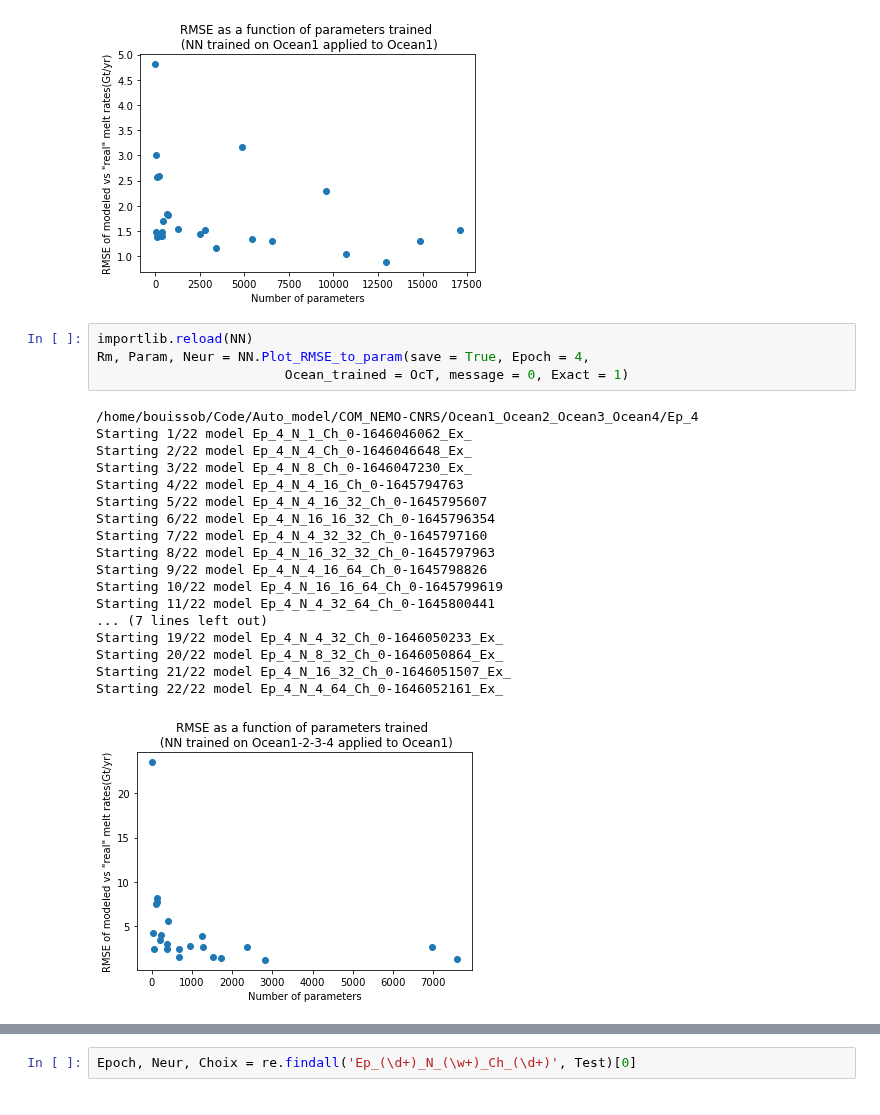
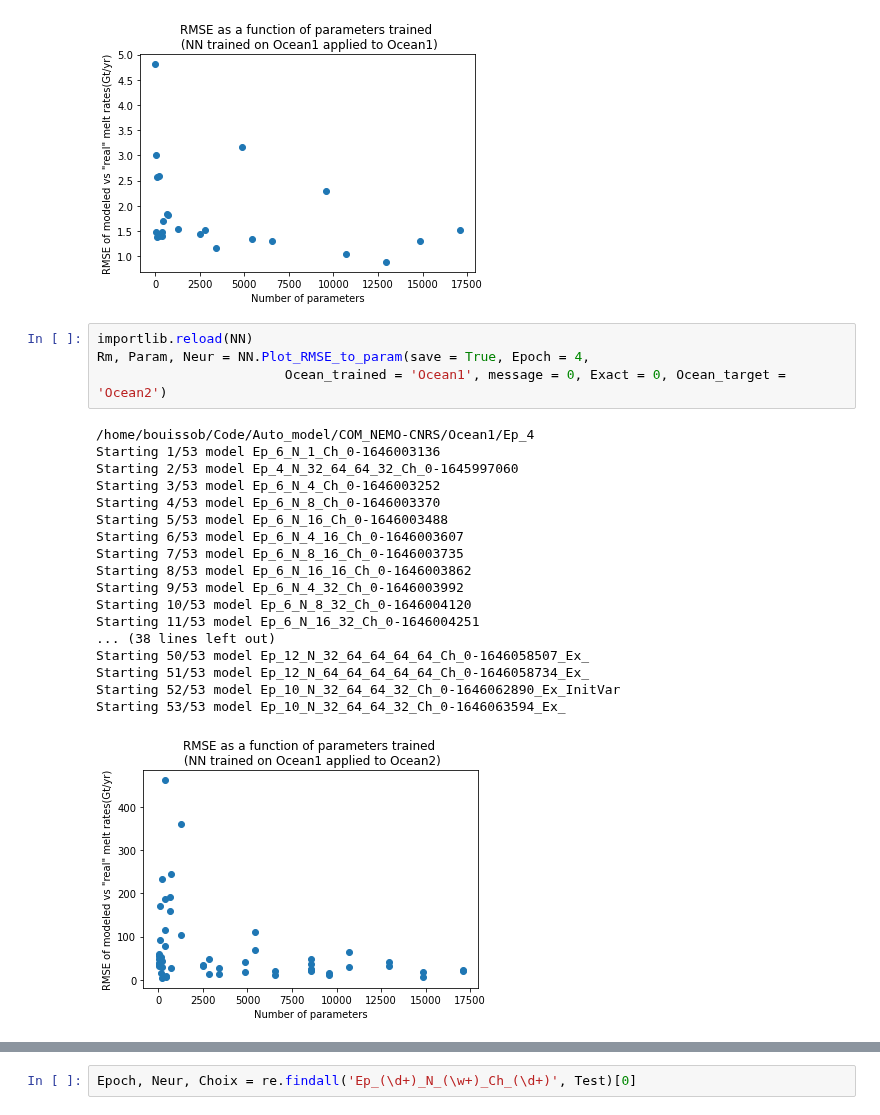
Before and after one commit to BenBouiss/NN_intern_2022, a Jupyter notebook: Class_NN_test.ipynb, the cells around one changed output, grey strips where cells are left out. Saved outputs shown, nothing was run; the diff lists cells and outputs as text.

```diff
--- a/Class_NN_test.ipynb
+++ b/Class_NN_test.ipynb
@@ -173,26 +172,26 @@ Starting 24/24 model Ep_12_N_64_64_64_64_64_Ch_0-1646058734_Ex_
 # %%
 importlib.reload(NN)
 Rm, Param, Neur = NN.Plot_RMSE_to_param(save = True, Epoch = 4,
-                        Ocean_trained = OcT, message = 0, Exact = 1)
+                        Ocean_trained = 'Ocean1', message = 0, Exact = 0, Ocean_target = 'Ocean2')
 # %% [output]
-/home/bouissob/Code/Auto_model/COM_NEMO-CNRS/Ocean1_Ocean2_Ocean3_Ocean4/Ep_4
-Starting 1/22 model Ep_4_N_1_Ch_0-1646046062_Ex_
-Starting 2/22 model Ep_4_N_4_Ch_0-1646046648_Ex_
-Starting 3/22 model Ep_4_N_8_Ch_0-1646047230_Ex_
-Starting 4/22 model Ep_4_N_4_16_Ch_0-1645794763
-Starting 5/22 model Ep_4_N_4_16_32_Ch_0-1645795607
-Starting 6/22 model Ep_4_N_16_16_32_Ch_0-1645796354
-Starting 7/22 model Ep_4_N_4_32_32_Ch_0-1645797160
-Starting 8/22 model Ep_4_N_16_32_32_Ch_0-1645797963
-Starting 9/22 model Ep_4_N_4_16_64_Ch_0-1645798826
-Starting 10/22 model Ep_4_N_16_16_64_Ch_0-1645799619
-Starting 11/22 model Ep_4_N_4_32_64_Ch_0-1645800441
-... (7 lines left out)
-Starting 19/22 model Ep_4_N_4_32_Ch_0-1646050233_Ex_
-Starting 20/22 model Ep_4_N_8_32_Ch_0-1646050864_Ex_
-Starting 21/22 model Ep_4_N_16_32_Ch_0-1646051507_Ex_
-Starting 22/22 model Ep_4_N_4_64_Ch_0-1646052161_Ex_
+/home/bouissob/Code/Auto_model/COM_NEMO-CNRS/Ocean1/Ep_4
+Starting 1/53 model Ep_6_N_1_Ch_0-1646003136
+Starting 2/53 model Ep_4_N_32_64_64_32_Ch_0-1645997060
+Starting 3/53 model Ep_6_N_4_Ch_0-1646003252
+Starting 4/53 model Ep_6_N_8_Ch_0-1646003370
+Starting 5/53 model Ep_6_N_16_Ch_0-1646003488
+Starting 6/53 model Ep_6_N_4_16_Ch_0-1646003607
+Starting 7/53 model Ep_6_N_8_16_Ch_0-1646003735
+Starting 8/53 model Ep_6_N_16_16_Ch_0-1646003862
+Starting 9/53 model Ep_6_N_4_32_Ch_0-1646003992
+Starting 10/53 model Ep_6_N_8_32_Ch_0-1646004120
+Starting 11/53 model Ep_6_N_16_32_Ch_0-1646004251
+... (38 lines left out)
+Starting 50/53 model Ep_12_N_32_64_64_64_64_Ch_0-1646058507_Ex_
+Starting 51/53 model Ep_12_N_64_64_64_64_64_Ch_0-1646058734_Ex_
+Starting 52/53 model Ep_10_N_32_64_64_32_Ch_0-1646062890_Ex_InitVar
+Starting 53/53 model Ep_10_N_32_64_64_32_Ch_0-1646063594_Ex_
-[figure, old version]
+[figure, new version]
 # %%
 importlib.reload(NN)
 RMSEs, Params, Melts, Modded_melts, Neurs, Oc = NN.Plot_Melt_to_Modded_melt(save = True, Epoch = 5,
```
Also changed, not shown: parts of 6 cells of this notebook, 3 other files.
